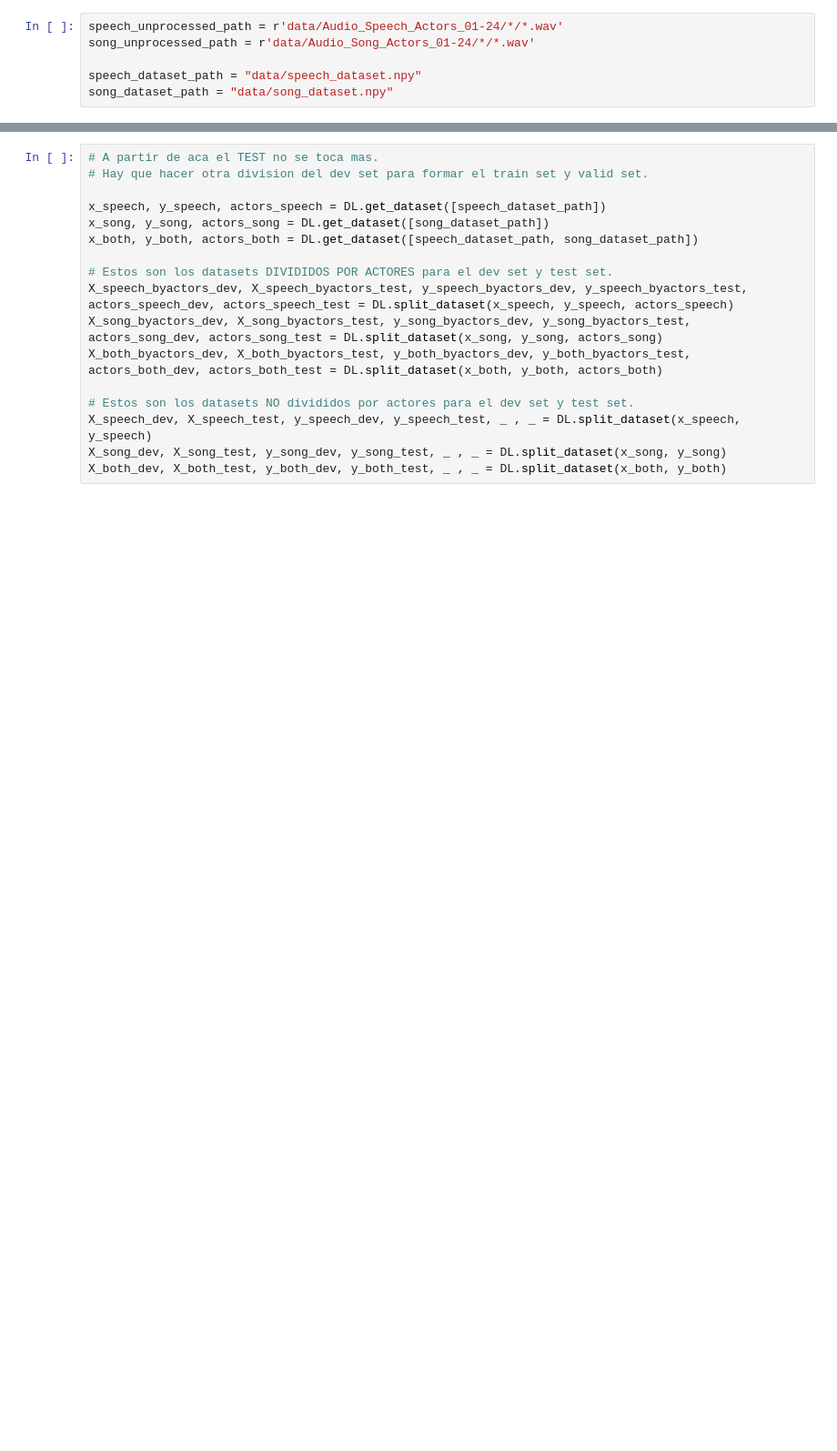
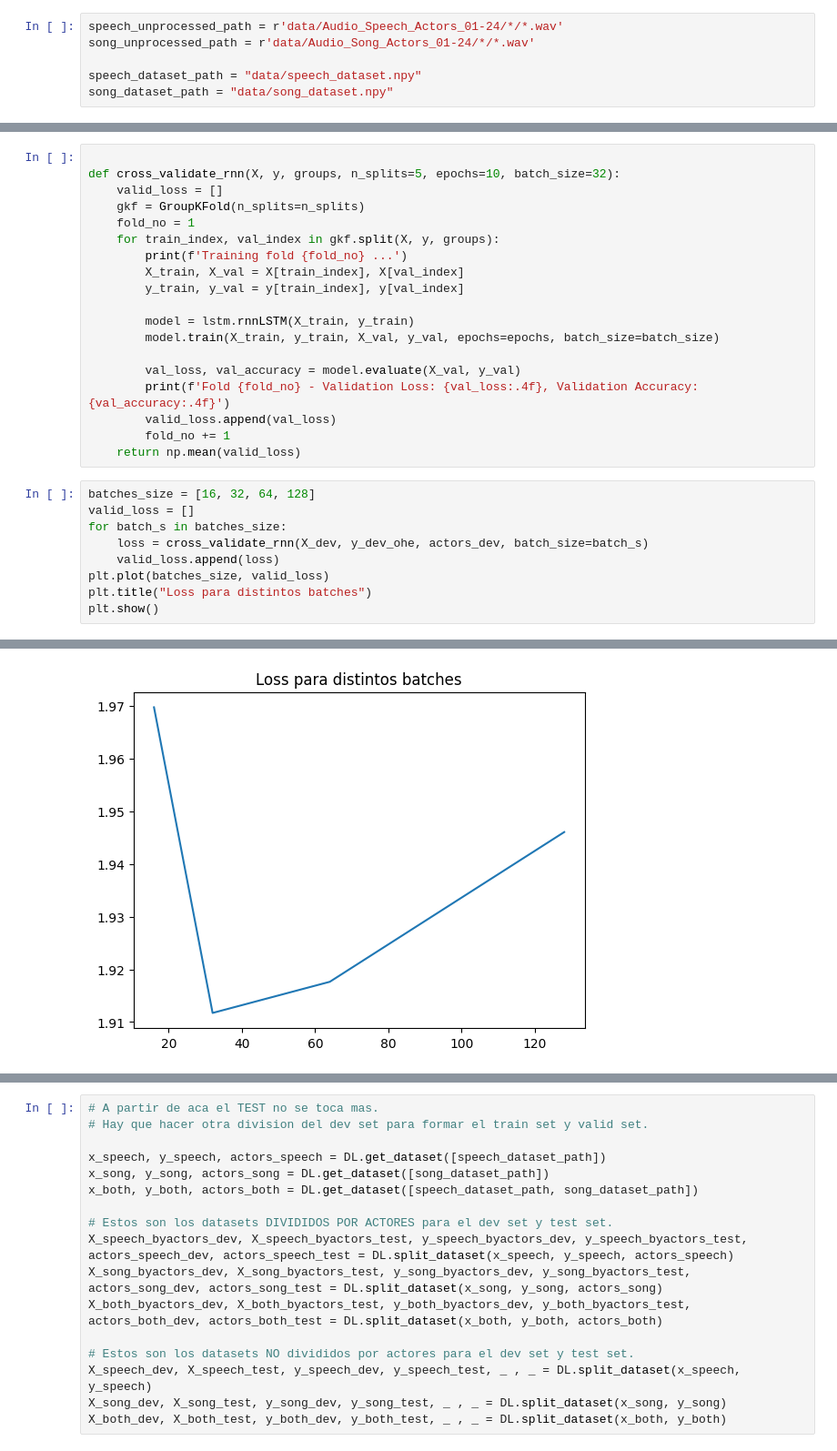
Before and after one commit to castillocande/speech-emotion-recognition-ml, a Jupyter notebook: prueba.ipynb, the cells around one changed output, grey strips where cells are left out. Shown: that part at 91% size. Saved outputs shown, nothing was run; the diff lists cells and outputs as text; blank space fills up the shorter version.

```diff
--- a/prueba.ipynb
+++ b/prueba.ipynb
@@ -385,0 +382,29 @@ data\Audio_Speech_Actors_01-24\Actor_20\03-01-03-01-02-01-20.wav
+# %%
+
+def cross_validate_rnn(X, y, groups, n_splits=5, epochs=10, batch_size=32):
+    valid_loss = []
+    gkf = GroupKFold(n_splits=n_splits)
+    fold_no = 1
+    for train_index, val_index in gkf.split(X, y, groups):
+        print(f'Training fold {fold_no} ...')
+        X_train, X_val = X[train_index], X[val_index]
+        y_train, y_val = y[train_index], y[val_index]
+
+        model = lstm.rnnLSTM(X_train, y_train)
+        model.train(X_train, y_train, X_val, y_val, epochs=epochs, batch_size=batch_size)
+
+        val_loss, val_accuracy = model.evaluate(X_val, y_val)
+        print(f'Fold {fold_no} - Validation Loss: {val_loss:.4f}, Validation Accuracy: {val_accuracy:.4f}')
+        valid_loss.append(val_loss)
+        fold_no += 1
+    return np.mean(valid_loss)
+# %%
+batches_size = [16, 32, 64, 128]
+valid_loss = []
+for batch_s in batches_size:
+    loss = cross_validate_rnn(X_dev, y_dev_ohe, actors_dev, batch_size=batch_s)
+    valid_loss.append(loss)
+plt.plot(batches_size, valid_loss)
+plt.title("Loss para distintos batches")
+plt.show()
+# %% [output]
@@ -385,0 +428 @@ data\Audio_Speech_Actors_01-24\Actor_20\03-01-03-01-02-01-20.wav
+[figure, added]
```
Also changed, not shown: parts of 30 cells of this notebook, 21 other files.
